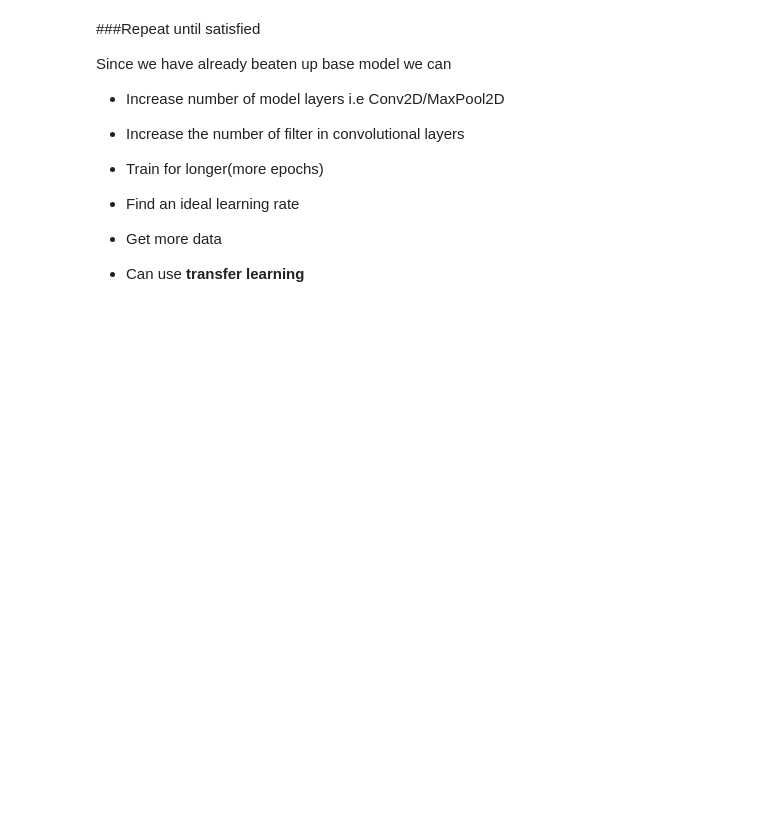
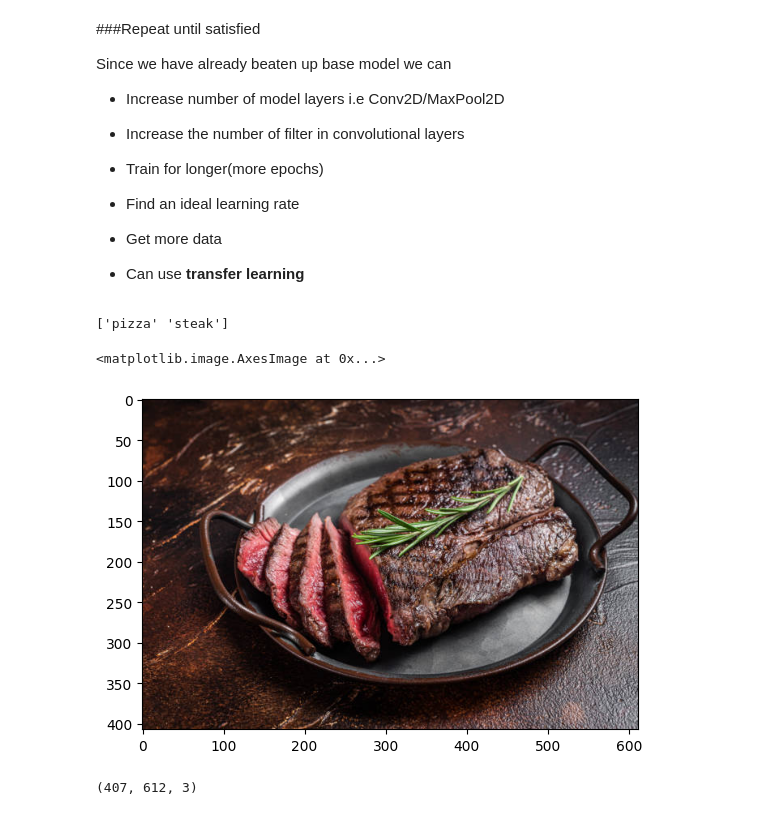
Before and after one commit to ALOK158/Neural_Network_TensorFlow, a Jupyter notebook: Computer_vision.ipynb, the cells around one changed output. Drawn from its saved outputs; the diff is of its cells as text; code cells hidden in the pictures; blank space fills up the shorter version.

```diff
--- a/Computer_vision.ipynb
+++ b/Computer_vision.ipynb
@@ -930,0 +861,18 @@ Since we have already beaten up base model
+# %%
+# classes we are working with
+
+print(class_names)
+# %% [output]
+['pizza' 'steak']
+# %%
+import matplotlib.image as  mpimg
+steak=mpimg.imread("steak_01.jpg")
+plt.imshow(steak)
+# %% [output]
+<matplotlib.image.AxesImage at 0x...>
+[figure, added]
+# %%
+#check the shape of image
+steak.shape
+# %% [output]
+(407, 612, 3)
```
Also changed, not shown: parts of 30 cells of this notebook.
